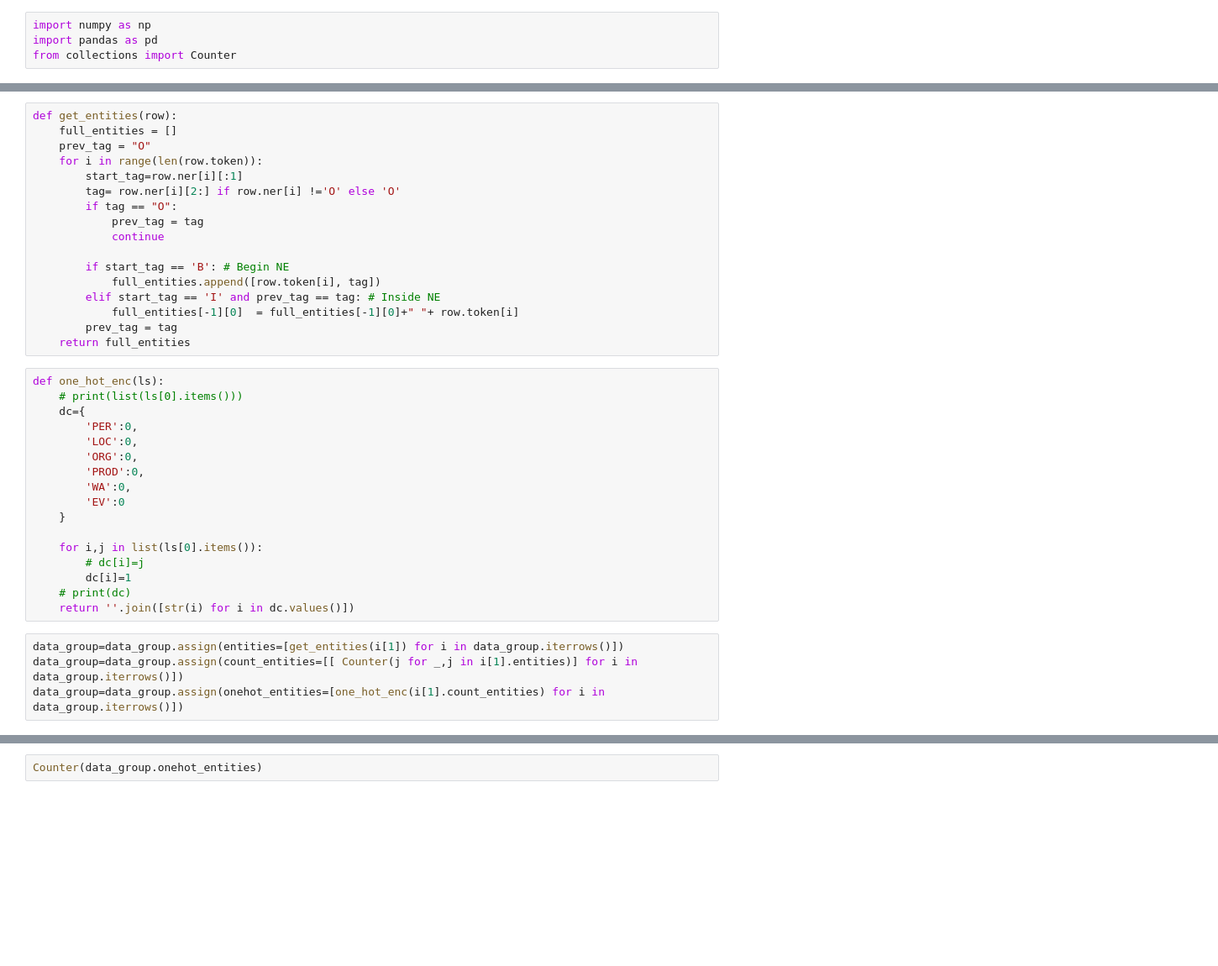
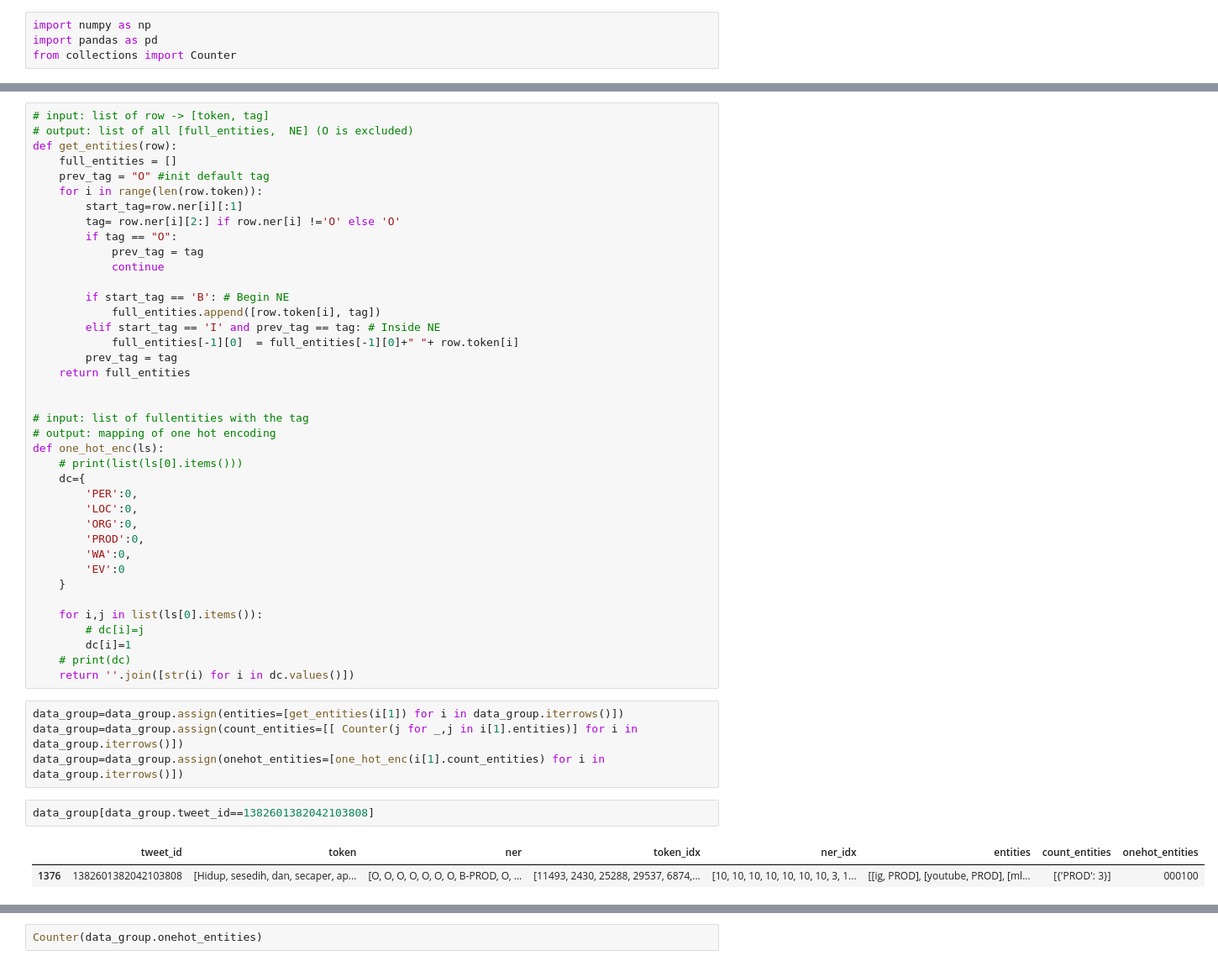
Before and after one commit to anwarfarihin/ner-idn-tweet, a Jupyter notebook: Model/data_process.ipynb, the cells around one changed output, grey strips where cells are left out. Shown: that part at 84% size. Cells and saved outputs as stored; diff of their text form; blank space fills up the shorter version.

```diff
--- a/Model/data_process.ipynb
+++ b/Model/data_process.ipynb
@@ -102,7 +115,9 @@ data_group.head()
 # %%
+# input: list of row -> [token, tag]
+# output: list of all [full_entities,  NE] (O is excluded)
 def get_entities(row):
     full_entities = []
-    prev_tag = "O"
+    prev_tag = "O" #init default tag
     for i in range(len(row.token)):
         start_tag=row.ner[i][:1]
         tag= row.ner[i][2:] if row.ner[i] !='O' else 'O'
@@ -116,25 +131,33 @@ def get_entities(row):
             full_entities[-1][0]  = full_entities[-1][0]+" "+ row.token[i]
         prev_tag = tag
     return full_entities
+
+
+# input: list of fullentities with the tag
+# output: mapping of one hot encoding
+def one_hot_enc(ls):
+    # print(list(ls[0].items()))
+    dc={
+        'PER':0,
+        'LOC':0,
+        'ORG':0,
+        'PROD':0,
+        'WA':0,
+        'EV':0
+    }
+
+    for i,j in list(ls[0].items()):
+        # dc[i]=j
+        dc[i]=1
+    # print(dc)
+    return ''.join([str(i) for i in dc.values()])
-# %%
-def one_hot_enc(ls):
-    # print(list(ls[0].items()))
-    dc={
-        'PER':0,
-        'LOC':0,
-        'ORG':0,
-        'PROD':0,
-        'WA':0,
-        'EV':0
-    }
-
-    for i,j in list(ls[0].items()):
-        # dc[i]=j
-        dc[i]=1
-    # print(dc)
-    return ''.join([str(i) for i in dc.values()])
 # %%
 data_group=data_group.assign(entities=[get_entities(i[1]) for i in data_group.iterrows()])
 data_group=data_group.assign(count_entities=[[ Counter(j for _,j in i[1].entities)] for i in data_group.iterrows()])
 data_group=data_group.assign(onehot_entities=[one_hot_enc(i[1].count_entities) for i in data_group.iterrows()])
+# %%
+data_group[data_group.tweet_id==1382601382042103808]
+# %% [output]
+|  | tweet_id | token | ner | token_idx | ner_idx | entities | count_entities | onehot_entities |
+| 1376 | 1382601382042103808 | [Hidup, sesedih, dan, secaper, ap... | [O, O, O, O, O, O, O, B-PROD, O, ... | [11493, 2430, 25288, 29537, 6874,... | [10, 10, 10, 10, 10, 10, 10, 3, 1... | [[ig, PROD], [youtube, PROD], [ml... | [{'PROD': 3}] | 000100 |
 # %%
```
Also changed, not shown: parts of 22 cells of this notebook, 5 other files.
